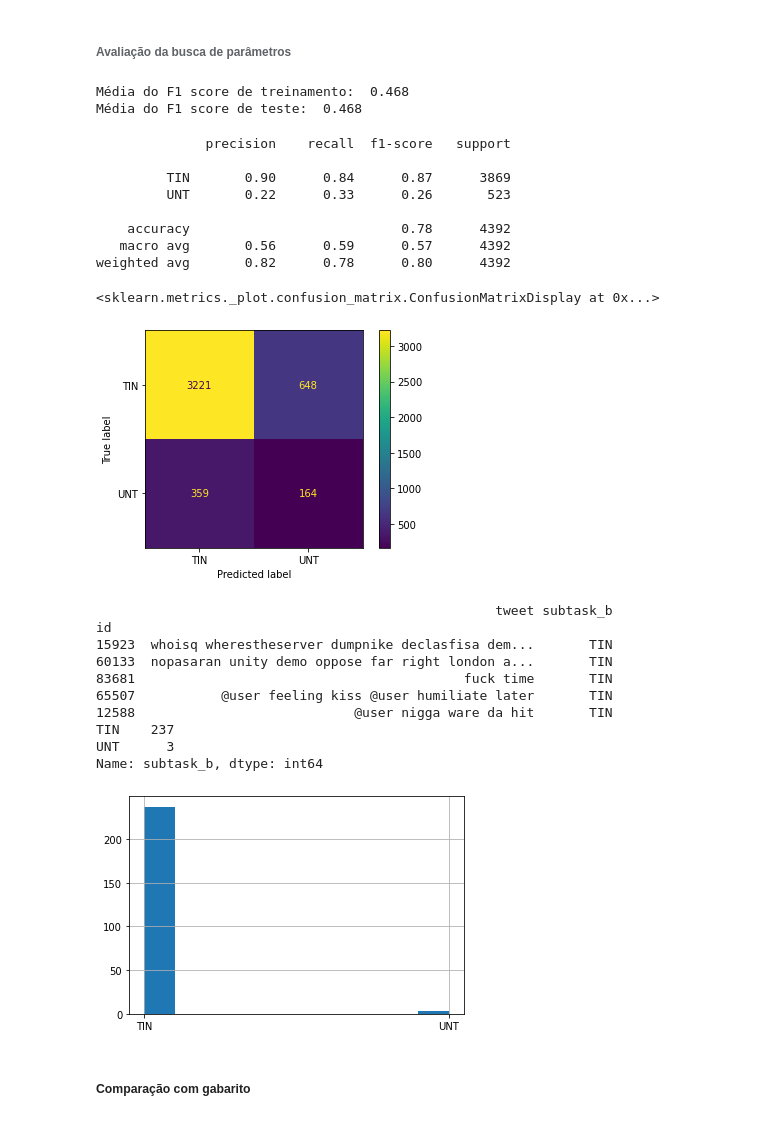
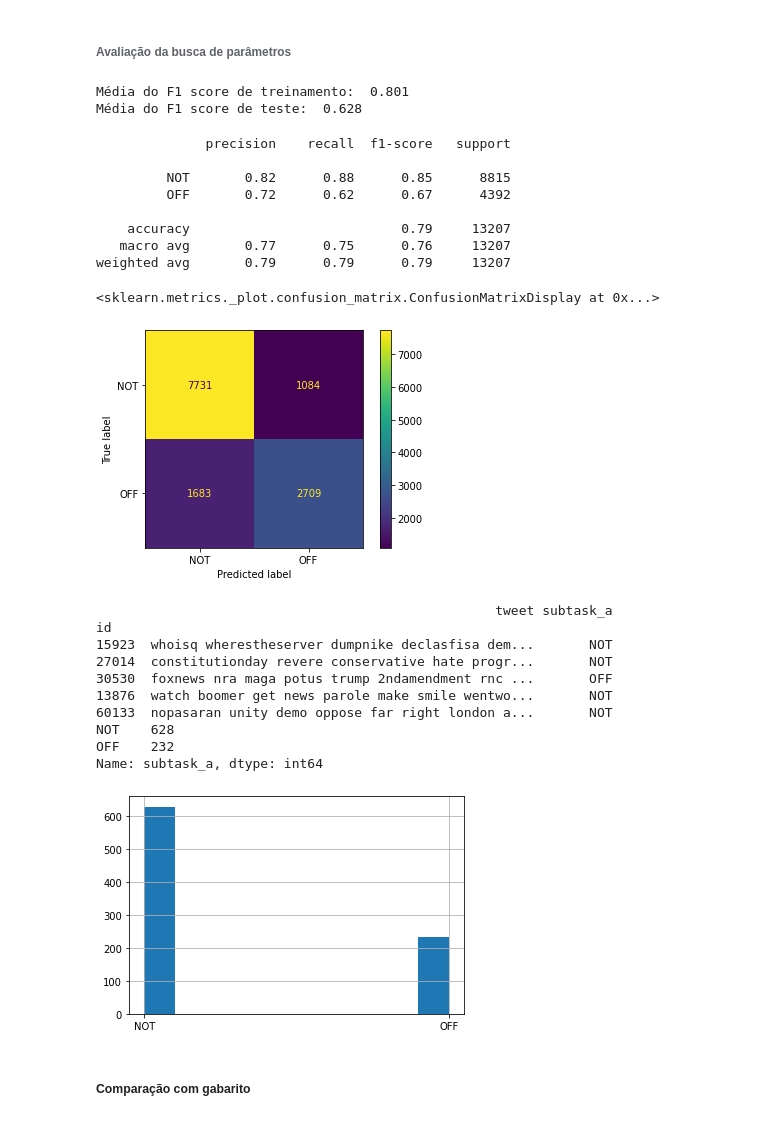
Before and after one commit to eduardodut/Mineracao_dados_textos_web, a Jupyter notebook: projeto01_equipe01.ipynb, the cells around one changed output. Cells and saved outputs as stored; diff of their text form; code cells hidden in the pictures.

```diff
--- a/projeto01_equipe01.ipynb
+++ b/projeto01_equipe01.ipynb
@@ -721,6 +721,8 @@ class Redutor_Dimensionalidade_PCA(BaseEstimator, TransformerMixin):
     def transform(self, X):
       n_components_pca = int(X.shape[1] * self.proporcao_colunas)
       # n_components_pca-=1
+      if n_components_pca > X.shape[0] or n_components_pca > X.shape[1]:
+        n_components_pca = min(X.shape[0],X.shape[1])
       if n_components_pca == 0:
         n_components_pca = 1
       return PCA(n_components = n_components_pca).fit_transform(X)
@@ -964,6 +966,7 @@ from sklearn.linear_model import LogisticRegression, SGDClassifier
 from sklearn.svm import SVC
 from sklearn.ensemble import RandomForestClassifier, AdaBoostClassifier, ExtraTreesClassifier, GradientBoostingClassifier
 from sklearn.neighbors import KNeighborsClassifier
+from sklearn.tree import DecisionTreeClassifier
 import numpy as np
 from nltk.tokenize import TweetTokenizer
 from scipy.stats import randint, uniform
@@ -1001,7 +1004,14 @@ dict_param_grid_algoritmos = {'logistic_regression_1': {'classificador__penalty'
                                                        'classificador__min_samples_leaf': randint(1,4),
                                                        'classificador__bootstrap'       : [True,False],
                                                        'classificador__criterion'       : ['gini', 'entropy']},
-                             'ada_boost'            : {},
+                             'ada_boost'            : {
+                                                      #  'classificador__criterion'       : [DecisionTreeClassifier(max_depth=1),
+                                                      #                                     DecisionTreeClassifier(max_depth=2),
+                                                      #                                     DecisionTreeClassifier(max_depth=3),
+                                                      #                                     DecisionTreeClassifier(max_depth=4)],
+                                                      'classificador__n_estimators'      : randint(10,1000),
+                                                      'classificador__learning_rate'     : uniform(0.1,10.0),
+                                                      'classificador__algorithm'         : ['SAMME.R']},
                              'extra_trees'          : {'classificador__n_estimators'    : randint(100,1000),
                                                        'classificador__max_depth'       : [None, 2, 3, 4, 5, 7, 10,100,200],
                                                        'classificador__min_samples_leaf': randint(1,4),
@@ -1030,7 +1040,7 @@ param_grid_nb_gauss = {'var_smoothing' : [0.1, 1.0, 2]}
 # %%
 #@markdown train_test_split
 test_size = 0.2 #@param {type:"slider", min:0, max:1, step:0.01}
-target = "subtask_b" #@param ["subtask_a", "subtask_b", "subtask_c"]
+target = "subtask_a" #@param ["subtask_a", "subtask_b", "subtask_c"]
 estratificar_alvo = True #@param {type:"boolean"}
 remover_nan = True
 from sklearn.preprocessing import LabelBinarizer
@@ -1079,7 +1089,7 @@ dtype: float64
 ###### Otimização de hiperparâmetros
 # %%
 #@markdown RandomSearchCV
-algoritmo = "ada_boost" #@param ['logistic_regression_1', 'logistic_regression_2', 'knn', 'svc', 'sgdc', 'random_forest', 'ada_boost', 'extra_trees', 'grad_boost', 'xgboost']
+algoritmo = "xgboost" #@param ['logistic_regression_1', 'logistic_regression_2', 'knn', 'svc', 'sgdc', 'random_forest', 'ada_boost', 'extra_trees', 'grad_boost', 'xgboost']
 num_folds = 5 #@param {type:"integer"}
 
 class Equilibrar_Classes(BaseEstimator, TransformerMixin):
@@ -1115,10 +1125,10 @@ class Equilibrar_Classes(BaseEstimator, TransformerMixin):
 
 
 # busca_randomizada = True #@param {type:"boolean"}
-num_inter =  20#@param {type:"integer"}
+num_inter =  80#@param {type:"integer"}
 undersample = True #@param {type:"boolean"}
 realizar_download = True #@param {type:"boolean"}
-proporcao_extra_undersampling = 0.12 #@param {type:"slider", min:0, max:1, step:0.01}
+proporcao_extra_undersampling = 0.74 #@param {type:"slider", min:0, max:1, step:0.01}
 from sklearn.preprocessing import LabelBinarizer
 from sklearn.model_selection import RandomizedSearchCV
 from sklearn.metrics import f1_score
@@ -1228,8 +1259,8 @@ print("Média do F1 score de treinamento: ", round(scores_treino_modelo_otimizad
 
 print("Média do F1 score de teste: ", round(scores_teste_modelo_otimizado,3))
 # %% [output]
-Média do F1 score de treinamento:  0.468
-Média do F1 score de teste:  0.468
+Média do F1 score de treinamento:  0.801
+Média do F1 score de teste:  0.628
 # %%
 #@markdown Para todo os dados do trainset
 
@@ -1247,40 +1278,40 @@ plot_confusion_matrix(modelo_otimizado,
 # %% [output]
               precision    recall  f1-score   support
 
-         TIN       0.90      0.84      0.87      3869
-         UNT       0.22      0.33      0.26       523
+         NOT       0.82      0.88      0.85      8815
+         OFF       0.72      0.62      0.67      4392
 
-    accuracy                           0.78      4392
-   macro avg       0.56      0.59      0.57      4392
-weighted avg       0.82      0.78      0.80      4392
+    accuracy                           0.79     13207
+   macro avg       0.77      0.75      0.76     13207
+weighted avg       0.79      0.79      0.79     13207
 <sklearn.metrics._plot.confusion_matrix.ConfusionMatrixDisplay at 0x...>
-[figure, old version]
+[figure, new version]
 # %%
 #@markdown Classificação dos tweets da subtask
-target = "subtask_b" #@param ["subtask_a", "subtask_b", "subtask_c"]
+target = "subtask_a" #@param ["subtask_a", "subtask_b", "subtask_c"]
 testset = testset_a_aumentado
 if target == "subtask_b":
   testset = testset_b_aumentado
 
 # modelo_otimizado.fit(X,y)
 predicoes = modelo_otimizado.predict(testset)
 y_pred = pd.Series(binarizador_label.inverse_transform(predicoes),name= target)
 y_pred.index = testset.index
 resultado = pd.concat([testset[['tweet']] , y_pred], axis=1)
 resultado[target].hist()
 print(resultado.head(5))
 print(resultado[target].value_counts())
 # %% [output]
-                                                   tweet subtask_b
+                                                   tweet subtask_a
 id
-15923  whoisq wherestheserver dumpnike declasfisa dem...       TIN
-60133  nopasaran unity demo oppose far right london a...       TIN
-83681                                          fuck time       TIN
-65507           @user feeling kiss @user humiliate later       TIN
-12588                            @user nigga ware da hit       TIN
-TIN    237
-UNT      3
-Name: subtask_b, dtype: int64
+15923  whoisq wherestheserver dumpnike declasfisa dem...       NOT
+27014  constitutionday revere conservative hate progr...       NOT
+30530  foxnews nra maga potus trump 2ndamendment rnc ...       OFF
+13876  watch boomer get news parole make smile wentwo...       NOT
+60133  nopasaran unity demo oppose far right london a...       NOT
+NOT    628
+OFF    232
+Name: subtask_a, dtype: int64
-[figure, old version]
+[figure, new version]
 # %% [markdown]
 ##### Comparação com gabarito
```
Also changed, not shown: parts of 37 cells of this notebook.
